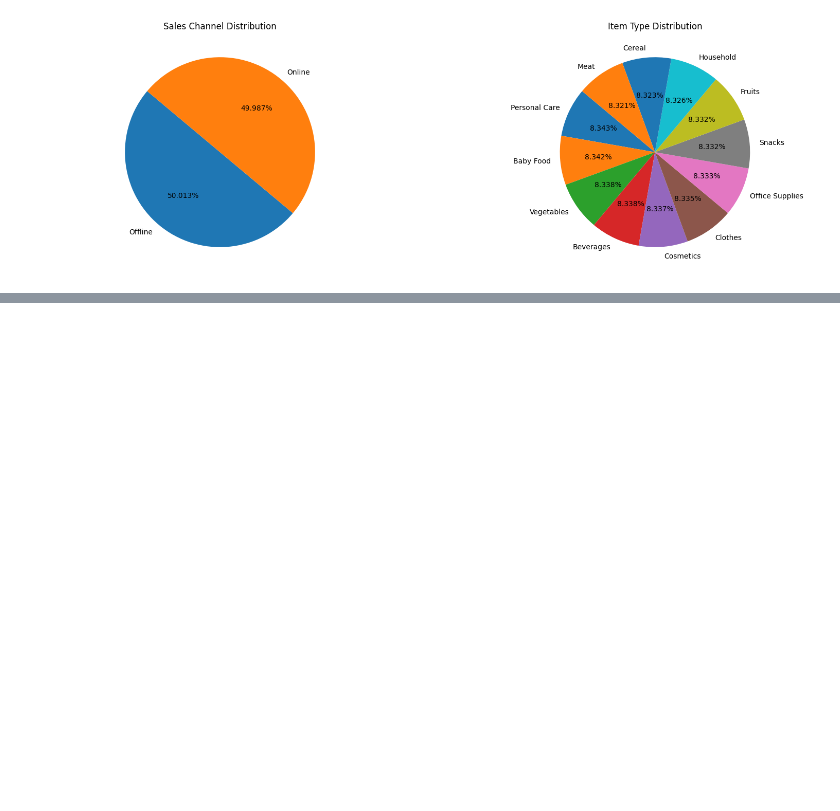
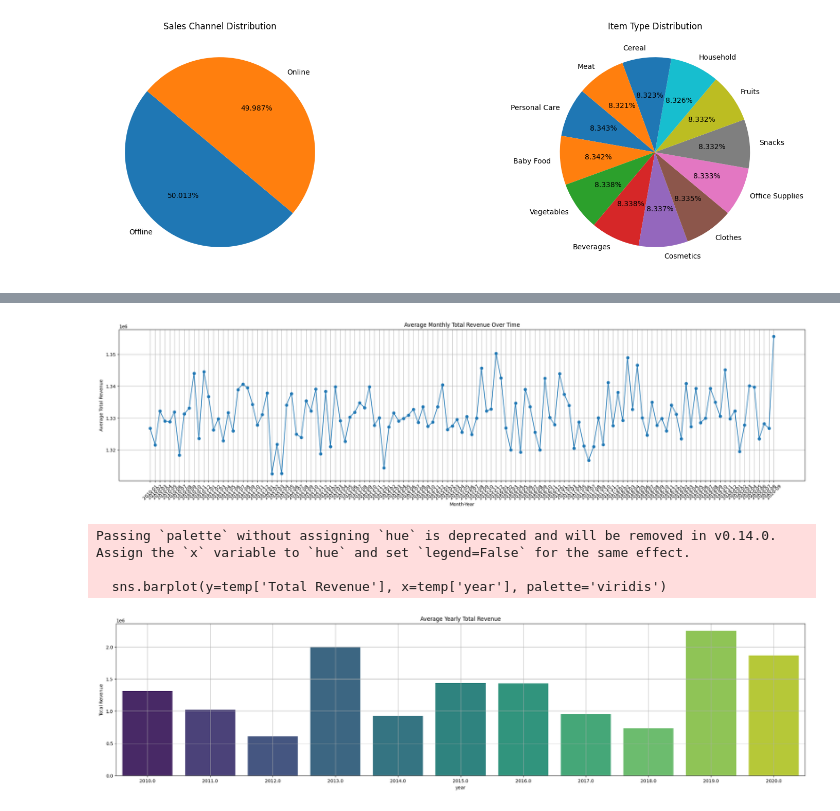
Before and after one commit to sandeep-kumar-barada/Profit_prediction_using_ARIMA_SARIMA_LSTM--A-Comparision-, a Jupyter notebook: main.ipynb, the cells around one changed output, grey strips where cells are left out. Cells and saved outputs as stored; diff of their text form; code cells hidden in the pictures; blank space fills up the shorter version.

```diff
--- a/main.ipynb
+++ b/main.ipynb
@@ -97,0 +100,6 @@ plt.show()
+# %%
+sales_pre_groupData = sales_data[['Order Date','Total Revenue']].reset_index(drop=True)
+sales_pre_groupData['year_month'] = sales_pre_groupData['Order Date'].dt.to_period('M').astype(str)
+sales_groupData = sales_pre_groupData.groupby('year_month')['Total Revenue'].mean().reset_index()
+sales_pre_groupData['year'] = sales_groupData['year_month'].str.split('-').str[0].astype(int)
+print(sales_groupData)
@@ -97,0 +121,21 @@ plt.show()
+# %%
+plt.figure(figsize=(27,6))
+plt.plot(sales_groupData['year_month'], sales_groupData['Total Revenue'], marker='o')
+plt.xticks(rotation=45)
+plt.title('Average Monthly Total Revenue Over Time')
+plt.xlabel('Month-Year')
+plt.ylabel('Average Total Revenue')
+plt.grid()
+plt.show()
+plt.figure(figsize=(27,6))
+temp = sales_pre_groupData.groupby('year')['Total Revenue'].mean().reset_index()
+sns.barplot(y=temp['Total Revenue'], x=temp['year'], palette='viridis')
+plt.title('Average Yearly Total Revenue')
+plt.grid()
+plt.show()
+# %% [output]
+[figure, added]
+Passing `palette` without assigning `hue` is deprecated and will be removed in v0.14.0. Assign the `x` variable to `hue` and set `legend=False` for the same effect.
+
+  sns.barplot(y=temp['Total Revenue'], x=temp['year'], palette='viridis')
+[figure, added]
```
Also changed, not shown: parts of 6 cells of this notebook, 1 other file.
